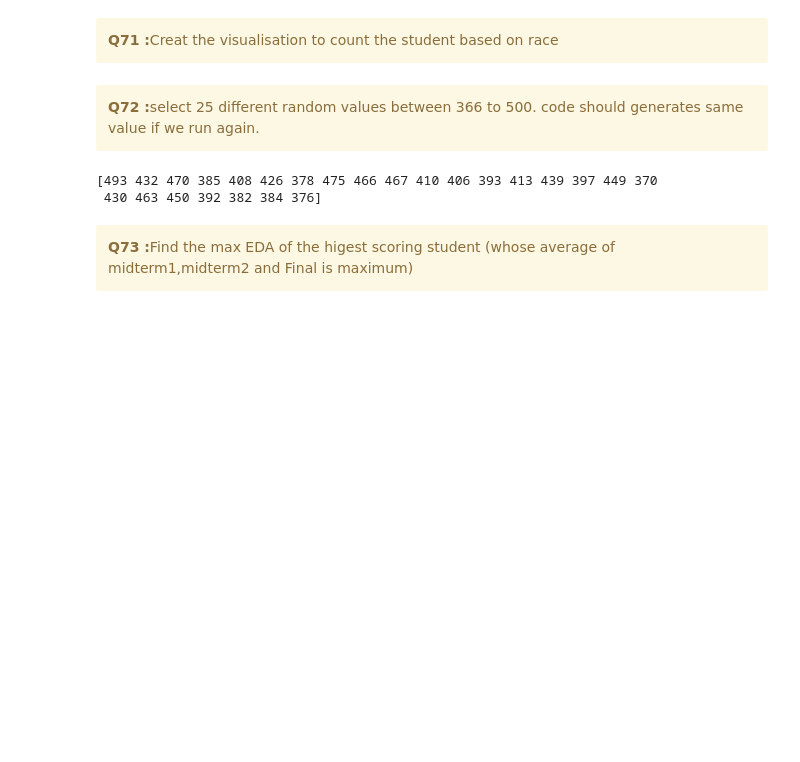
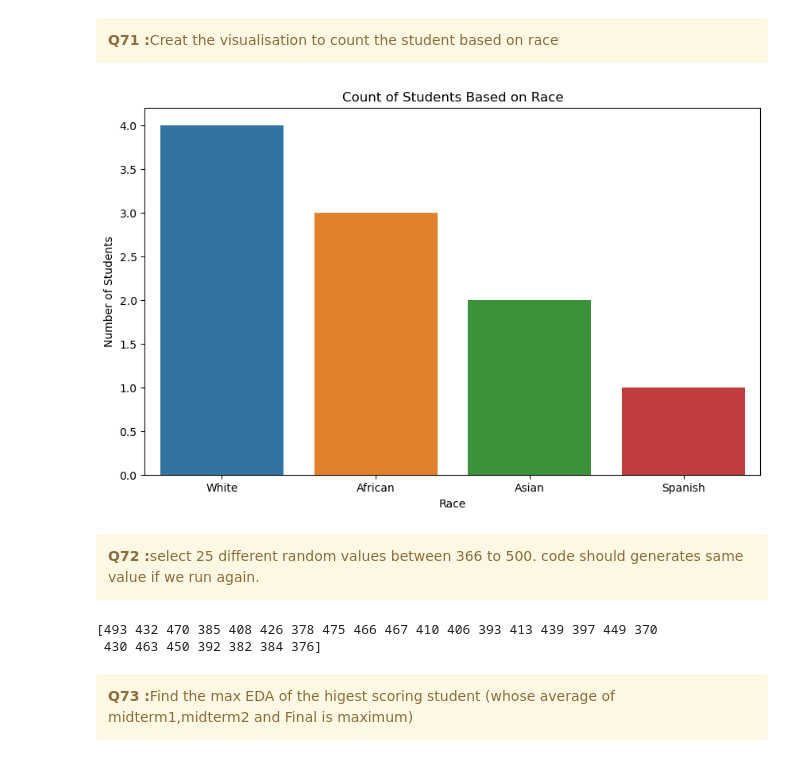
Before and after one commit to Neenu1990/Python_Hackathon_Team_8, a Jupyter notebook: Team8_PythonPioneers_Main80Questions.ipynb, the cells around one changed output. Saved outputs shown, nothing was run; the diff lists cells and outputs as text; code cells hidden in the pictures; blank space fills up the shorter version.

```diff
--- a/Team8_PythonPioneers_Main80Questions.ipynb
+++ b/Team8_PythonPioneers_Main80Questions.ipynb
@@ -400,6 +452,28 @@ lenghth of tuple: 7
 <b>Q71 :</b>Creat the visualisation to count the student based on race
 
 </div>
+# %%
+# Count the students in each race category
+
+race_counts = df_Demography['Race'].value_counts()
+
+# Create a bar chart to visualize the count of students based on race
+
+plt.figure(figsize=(10, 6))
+
+sns.barplot(x=race_counts.index, y=race_counts.values)
+
+plt.title('Count of Students Based on Race')
+
+plt.xlabel('Race')
+
+plt.ylabel('Number of Students')
+
+# Show the plot
+
+plt.show()
+# %% [output]
+[figure, added]
 # %% [markdown]
 <div class="alert alert-block alert-warning">
 <b>Q72 :</b>select 25 different random values between 366 to 500. code should generates same value if we run again.
```
Also changed, not shown: parts of 10 cells of this notebook.
